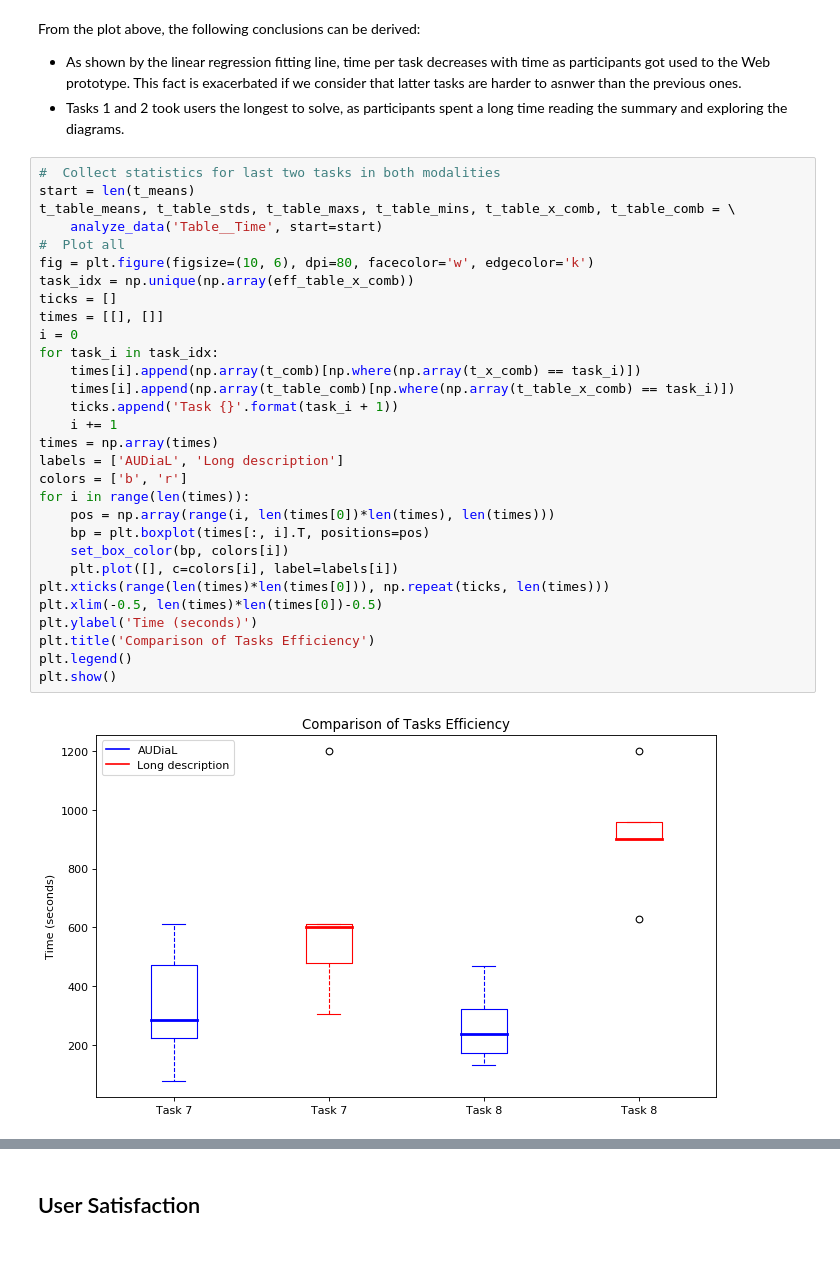
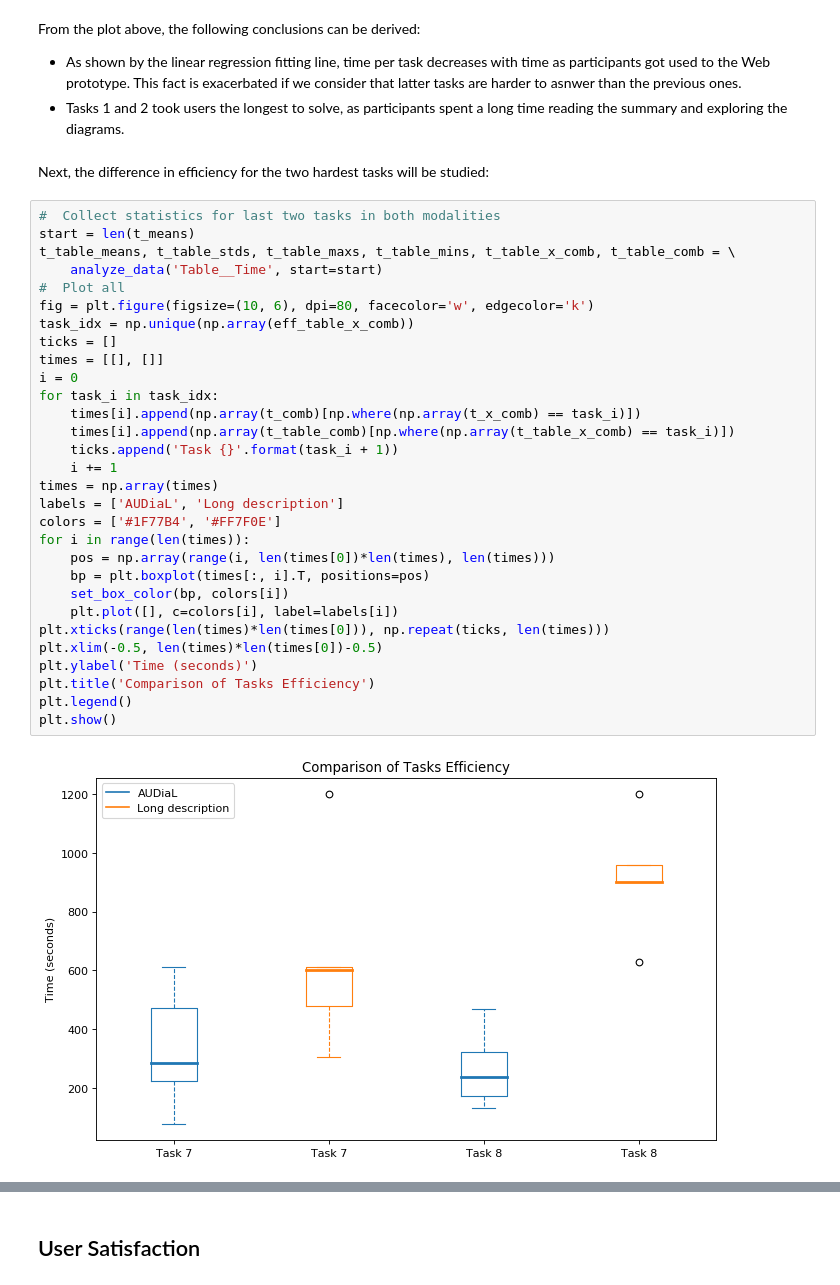
Before and after one commit to tomurillo/AUDiaL, a Jupyter notebook: docs/evaluation/evaluation_report.ipynb, the cells around one changed output, grey strips where cells are left out. Saved outputs shown, nothing was run; the diff lists cells and outputs as text; blank space fills up the shorter version.

```diff
--- a/docs/evaluation/evaluation_report.ipynb
+++ b/docs/evaluation/evaluation_report.ipynb
@@ -230,35 +239,37 @@ From the plot above, the following conclusions can be derived:
     <li>As shown by the linear regression fitting line, time per task decreases with time as participants got used to the Web prototype. This fact is exacerbated if we consider that latter tasks are harder to asnwer than the previous ones.</li>
     <li>Tasks 1 and 2 took users the longest to solve, as participants spent a long time reading the summary and exploring the diagrams.</li>
 </ul>
+# %% [markdown]
+Next, the difference in efficiency for the two hardest tasks will be studied:
 # %%
 #  Collect statistics for last two tasks in both modalities
 start = len(t_means)
 t_table_means, t_table_stds, t_table_maxs, t_table_mins, t_table_x_comb, t_table_comb = \
     analyze_data('Table__Time', start=start)
 #  Plot all
 fig = plt.figure(figsize=(10, 6), dpi=80, facecolor='w', edgecolor='k')
 task_idx = np.unique(np.array(eff_table_x_comb))
 ticks = []
 times = [[], []]
 i = 0
 for task_i in task_idx:
     times[i].append(np.array(t_comb)[np.where(np.array(t_x_comb) == task_i)])
     times[i].append(np.array(t_table_comb)[np.where(np.array(t_table_x_comb) == task_i)])
     ticks.append('Task {}'.format(task_i + 1))
     i += 1
 times = np.array(times)
 labels = ['AUDiaL', 'Long description']
-colors = ['b', 'r']
+colors = ['#1F77B4', '#FF7F0E']
 for i in range(len(times)):
     pos = np.array(range(i, len(times[0])*len(times), len(times)))
     bp = plt.boxplot(times[:, i].T, positions=pos)
     set_box_color(bp, colors[i])
     plt.plot([], c=colors[i], label=labels[i])
 plt.xticks(range(len(times)*len(times[0])), np.repeat(ticks, len(times)))
 plt.xlim(-0.5, len(times)*len(times[0])-0.5)
 plt.ylabel('Time (seconds)')
 plt.title('Comparison of Tasks Efficiency')
 plt.legend()
 plt.show()
 # %% [output]
-[figure, old version]
+[figure, new version]
```
Also changed, not shown: parts of 7 cells of this notebook.
